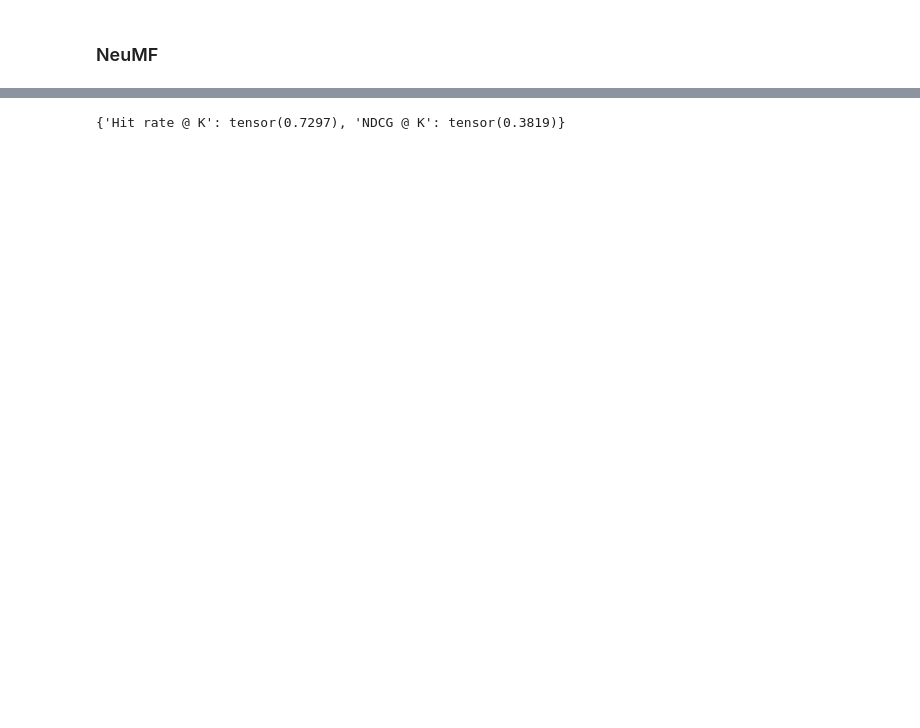
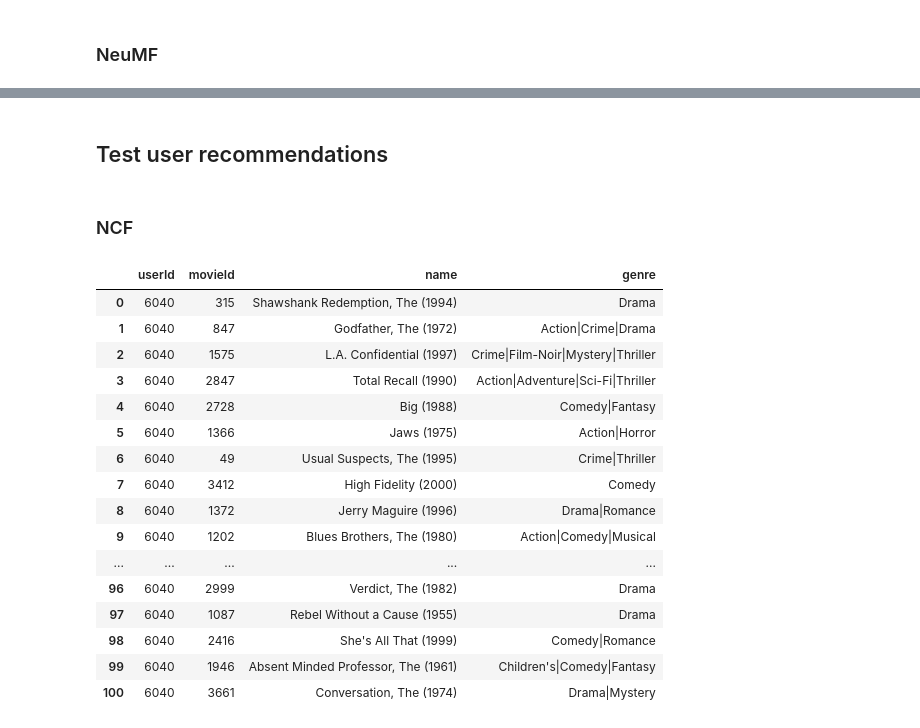
Before and after one commit to galuzina-k/RecSys_thesis, a Jupyter notebook: RecSys/notebooks/NCF.ipynb, the cells around one changed output, grey strips where cells are left out. Saved outputs shown, nothing was run; the diff lists cells and outputs as text; code cells hidden in the pictures; blank space fills up the shorter version.

```diff
--- a/RecSys/notebooks/NCF.ipynb
+++ b/RecSys/notebooks/NCF.ipynb
@@ -72,0 +76,10 @@ df_ratings["userId"] = user_encoder.transform(df_ratings["userId"])
+# %%
+df_users.loc[-1] = [df_users["userId"].max() + 1, "F", 21, 5, 777777]
+df_users = df_users.reset_index(drop=True)
+df_test_user = pd.DataFrame(columns=["userId", "movieId", "rating", "timestamp"])
+df_test_user = df_test_user.assign(movieId=[6, 16, 3192, 1461, 827, 887, 593]).assign(
+    userId=df_users["userId"].max(), rating=4, timestamp=lambda x: np.arange(x.shape[0])
+)
+print("Test user watch list:")
+display(df_test_user.merge(df_movies, on="movieId"))
+df_ratings = pd.concat([df_ratings, df_test_user], ignore_index=True)
@@ -303,4 +360,52 @@ pred, target = split_test_df(df_test)
-# %%
-reccomendation_report(pred, target, k=15)
-# %% [output]
-{'Hit rate @ K': tensor(0.7297), 'NDCG @ K': tensor(0.3819)}
+# %% [markdown]
+## Test user recommendations
+# %%
+pd.set_option("display.max_rows", 102)
+# %% [markdown]
+### NCF
+# %%
+test_user_loader = DataLoader(
+    TensorDataset(
+        torch.tensor(df_test_user["userId"]), torch.tensor(df_test_user["movieId"])
+    ),
+    batch_size=4096,
+    shuffle=False,
+)
+# predict ncf
+ncf.eval()
+total_preds = torch.zeros(len(test_user_loader.dataset))
+batch_size = test_user_loader.batch_size
+for i, (userIds, movieIds) in enumerate(
+    tqdm(test_user_loader, desc="Inference", unit="batch")
+):
+    with torch.no_grad():
+        total_preds[i * batch_size : (i + 1) * batch_size] = ncf(
+            userIds, movieIds
+        ).flatten()
+
+df_test_user["rating_pred"] = total_preds.numpy()
+# %%
+display(
+    df_test_user.loc[df_test_user.userId == df_test_user["userId"].max()]
+    .sort_values(by="rating_pred", ascending=False)
+    .merge(df_movies, on="movieId")
+    .loc[:100, ["userId", "movieId", "name", "genre"]]
+)
+# %% [output]
+|  | userId | movieId | name | genre |
+| 0 | 6040 | 315 | Shawshank Redemption, The (1994) | Drama |
+| 1 | 6040 | 847 | Godfather, The (1972) | Action|Crime|Drama |
+| 2 | 6040 | 1575 | L.A. Confidential (1997) | Crime|Film-Noir|Mystery|Thriller |
+| 3 | 6040 | 2847 | Total Recall (1990) | Action|Adventure|Sci-Fi|Thriller |
+| 4 | 6040 | 2728 | Big (1988) | Comedy|Fantasy |
+| 5 | 6040 | 1366 | Jaws (1975) | Action|Horror |
+| 6 | 6040 | 49 | Usual Suspects, The (1995) | Crime|Thriller |
+| 7 | 6040 | 3412 | High Fidelity (2000) | Comedy |
+| 8 | 6040 | 1372 | Jerry Maguire (1996) | Drama|Romance |
+| 9 | 6040 | 1202 | Blues Brothers, The (1980) | Action|Comedy|Musical |
+| ... | ... | ... | ... | ... |
+| 96 | 6040 | 2999 | Verdict, The (1982) | Drama |
+| 97 | 6040 | 1087 | Rebel Without a Cause (1955) | Drama |
+| 98 | 6040 | 2416 | She's All That (1999) | Comedy|Romance |
+| 99 | 6040 | 1946 | Absent Minded Professor, The (1961) | Children's|Comedy|Fantasy |
+| 100 | 6040 | 3661 | Conversation, The (1974) | Drama|Mystery |
```
Also changed, not shown: parts of 21 cells of this notebook, 13 other files.
